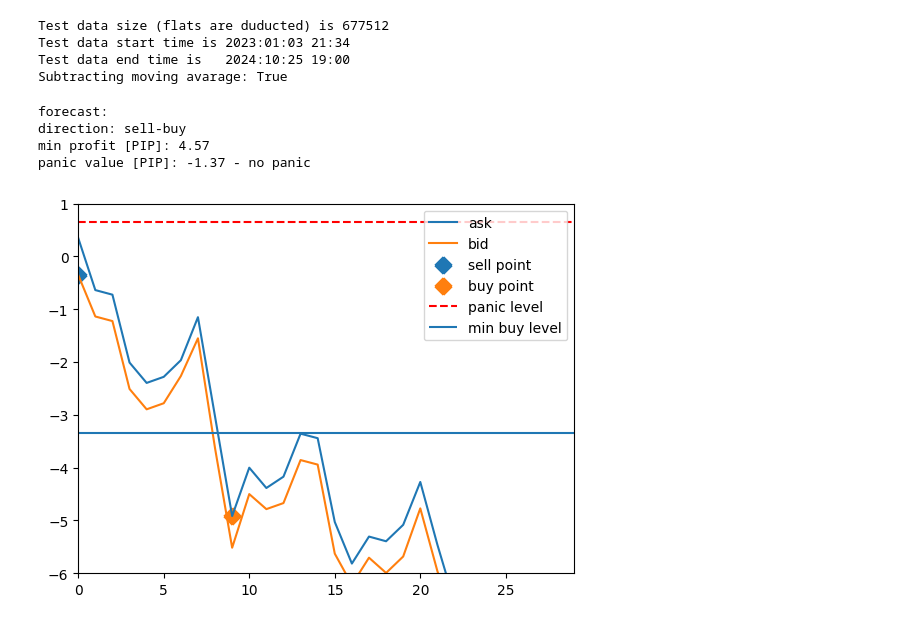
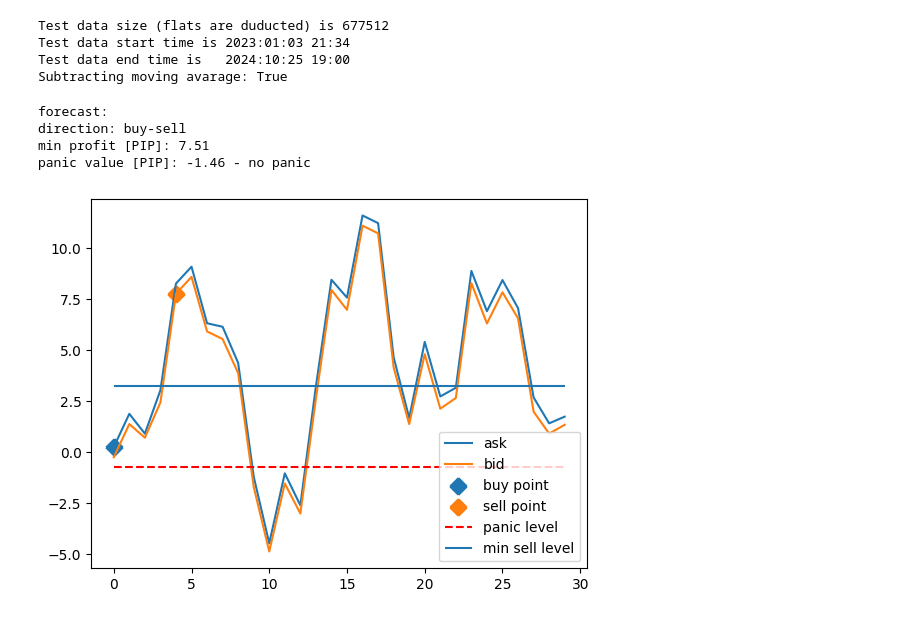
Before and after one commit to stefanzarembinski/szx81, a Jupyter notebook: src/forecast.ipynb, the cells around one changed output. Saved outputs shown, nothing was run; the diff lists cells and outputs as text; code cells hidden in the pictures.

```diff
--- a/src/forecast.ipynb
+++ b/src/forecast.ipynb
@@ -22,25 +22,25 @@ Subtracting moving avarage: True
 # %%
 import importlib
 import tokenizer as to
 import forecast as fo
 importlib.reload(fo)
 import piecewise_fit as ls
 importlib.reload(ls)
 importlib.reload(co)
 
 FORECAST_WINDOW = 30
 FORECAST_THRESHOLD = 2e-4 + 1e-4 # spread
 
-shift = 1600 # 1400 1500
+shift = 1000 # 1400 1500
 forecast = fo.Forecast(
     hd.DATA[shift: FORECAST_WINDOW + shift],
     threshold=FORECAST_THRESHOLD)
 print(forecast)
-forecast.plot()
+forecast.plot(True)
 # [0.000114, 0.000227, 0.000455, 0.00091, 0.00182, 0.00364, 0.00728, 0.0146]
 # %% [output]
 forecast:
-direction: sell-buy
-min profit [PIP]: 4.57
-panic value [PIP]: -1.37 - no panic
+direction: buy-sell
+min profit [PIP]: 7.51
+panic value [PIP]: -1.46 - no panic
-[figure, old version]
+[figure, new version]
```
Also changed, not shown: 2 other files.
